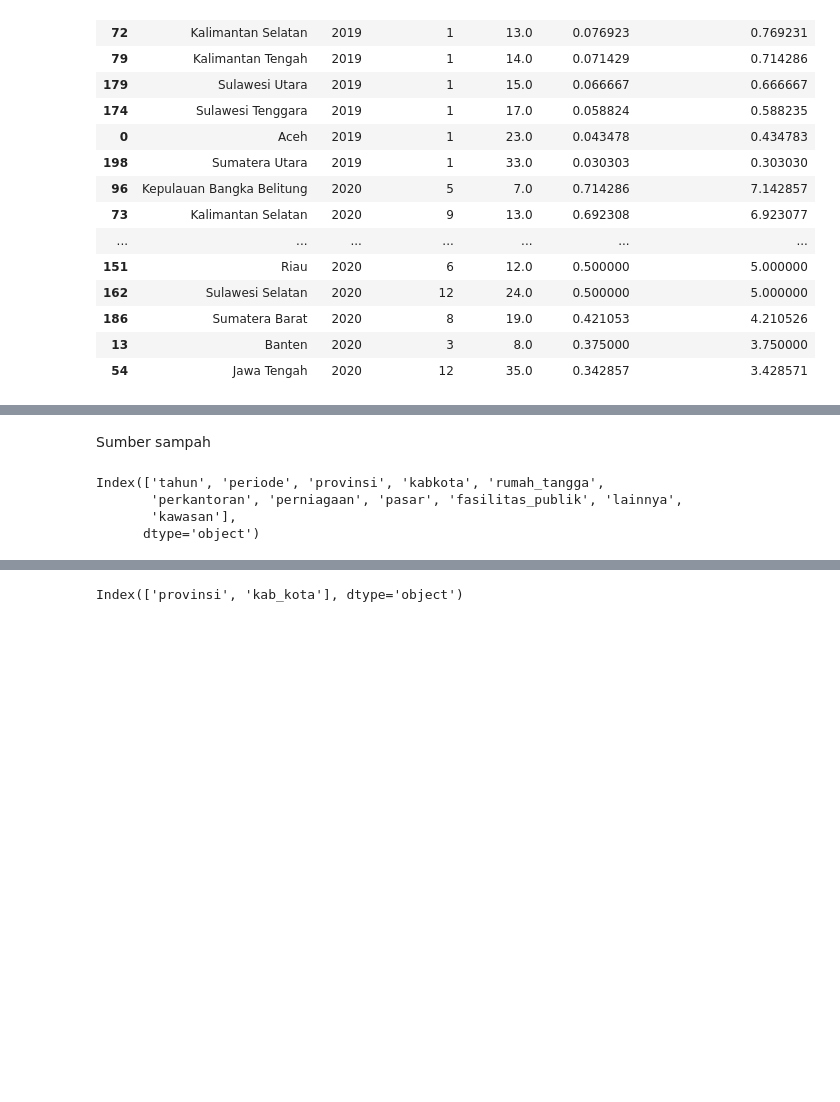
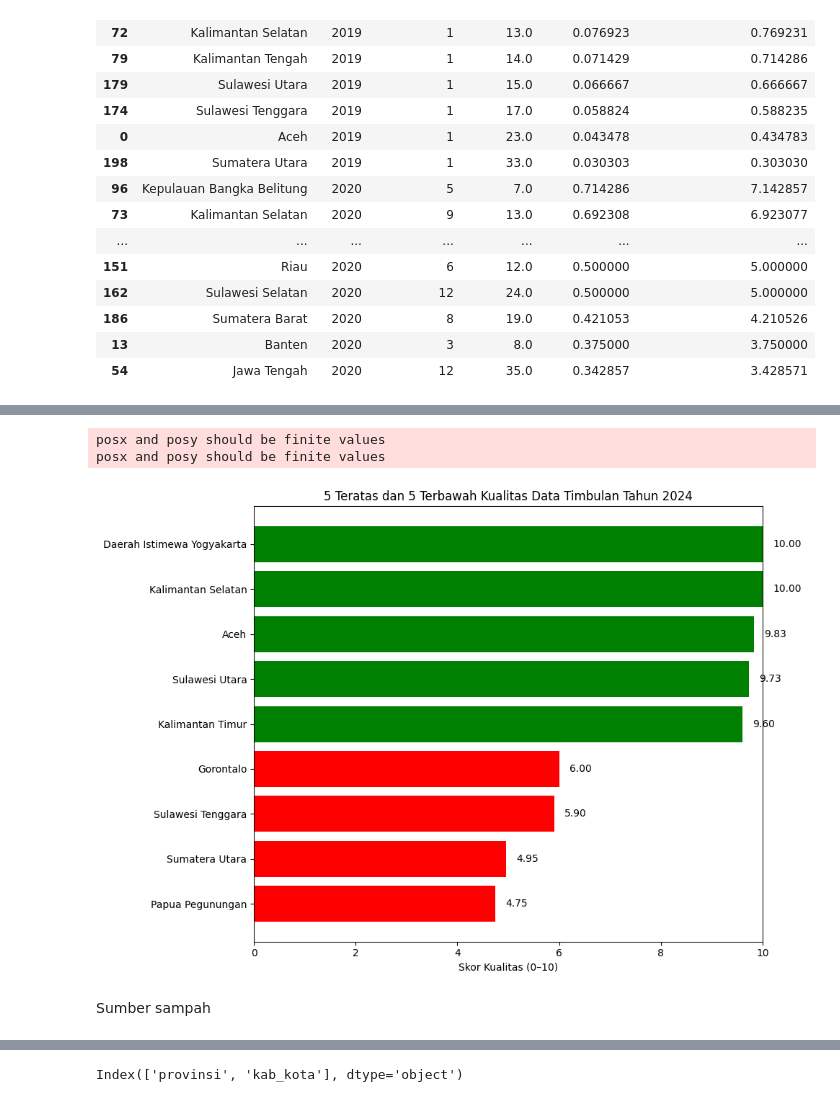
Before and after one commit to muhrisman/met-pipeline-24, a Jupyter notebook: notebooks/explore_analysis.ipynb, the cells around one changed output, grey strips where cells are left out. Cells and saved outputs as stored; diff of their text form; code cells hidden in the pictures; blank space fills up the shorter version.

```diff
--- a/notebooks/explore_analysis.ipynb
+++ b/notebooks/explore_analysis.ipynb
@@ -743,3 +850,74 @@ plt.show()
+# %%
+import pandas as pd
+import matplotlib.pyplot as plt
+
+# ===============================
+# SET TAHUN
+# ===============================
+year = 2024
+
+# ===============================
+# FILTER DATA
+# ===============================
+df_year = quality_df[
+    quality_df["Tahun"] == year
+].copy()
+
+# ===============================
+# SORT
+# ===============================
+df_sorted = df_year.sort_values(
+    "Final_Quality_Score_0_10",
+    ascending=False
+)
+
+top_5 = df_sorted.head(5)
+bottom_5 = df_sorted.tail(5)
+
+# Combine
+plot_df = pd.concat([top_5, bottom_5])
+
+# Add color
+plot_df["Color"] = ["green"]*5 + ["red"]*5
+
+# Sort again so highest on top
+plot_df = plot_df.sort_values(
+    "Final_Quality_Score_0_10",
+    ascending=False
+)
+
+# ===============================
+# PLOT
+# ===============================
+plt.figure(figsize=(10,7))
+
+bars = plt.barh(
+    plot_df["Provinsi"],
+    plot_df["Final_Quality_Score_0_10"],
+    color=plot_df["Color"]
+)
+
+plt.xlim(0,10)
+plt.xlabel("Skor Kualitas (0–10)")
+plt.title(f"5 Teratas dan 5 Terbawah Kualitas Data Timbulan Tahun {year}")
+
+# Add score labels
+for bar in bars:
+    width = bar.get_width()
+    plt.text(
+        width + 0.2,
+        bar.get_y() + bar.get_height()/2,
+        f"{width:.2f}",
+        va="center"
+    )
+
+plt.gca().invert_yaxis()
+plt.tight_layout()
+plt.show()
+# %% [output]
+posx and posy should be finite values
+posx and posy should be finite values
+[figure, added]
 # %% [markdown]
 Sumber sampah
 # %%
@@ -757,13 +935,6 @@ df_sumber = load_excel(
 ref_df = load_csv(
     PROJECT_ROOT / "data" / "reference" / "master_kab_reference_final.csv"
 )
-# %%
-df_sumber.columns
-# %% [output]
-Index(['tahun', 'periode', 'provinsi', 'kabkota', 'rumah_tangga',
-       'perkantoran', 'perniagaan', 'pasar', 'fasilitas_publik', 'lainnya',
-       'kawasan'],
-      dtype='object')
 # %%
 df_sumber = df_sumber.rename(columns={
     "tahun": "Tahun",
```
Also changed, not shown: parts of 47 cells of this notebook.
